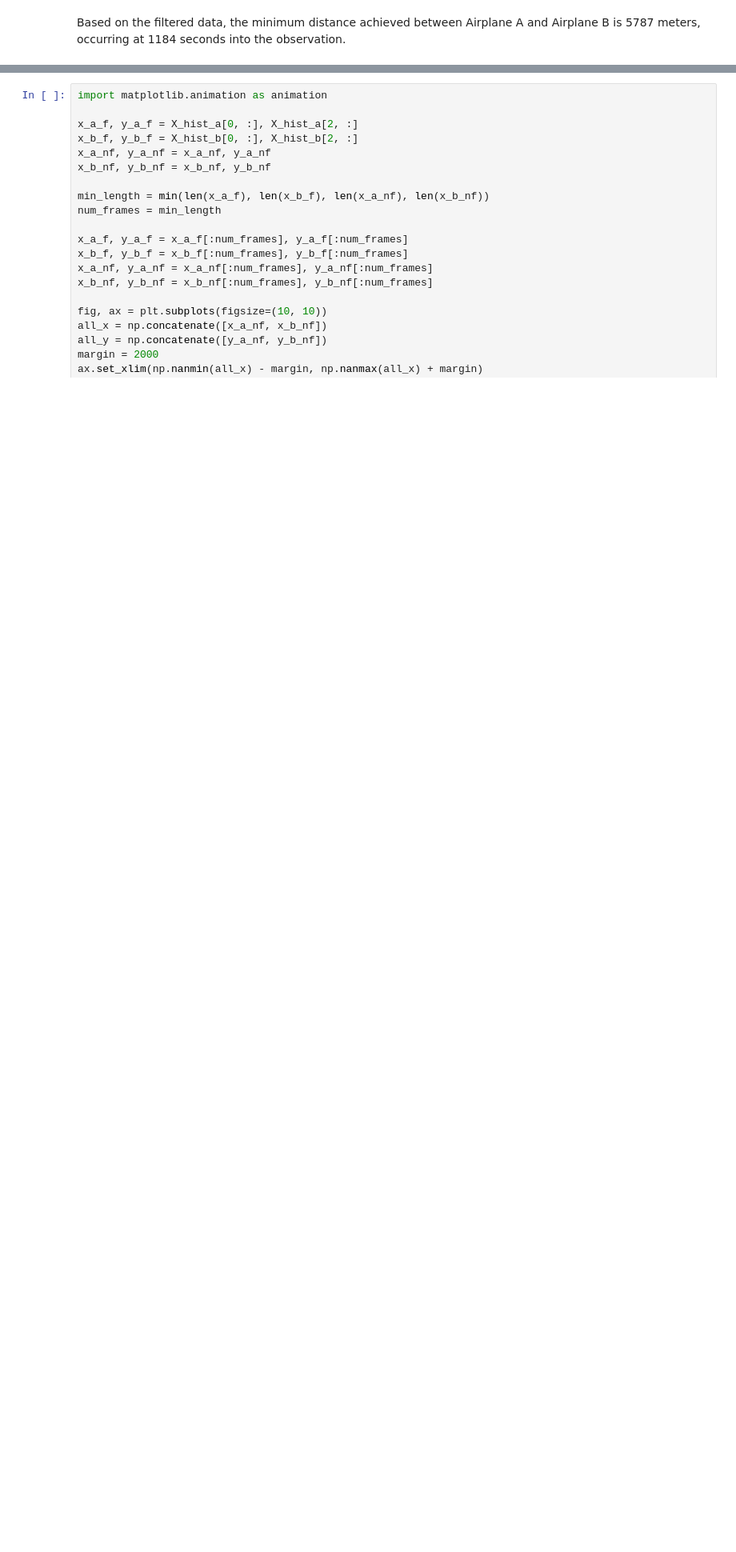
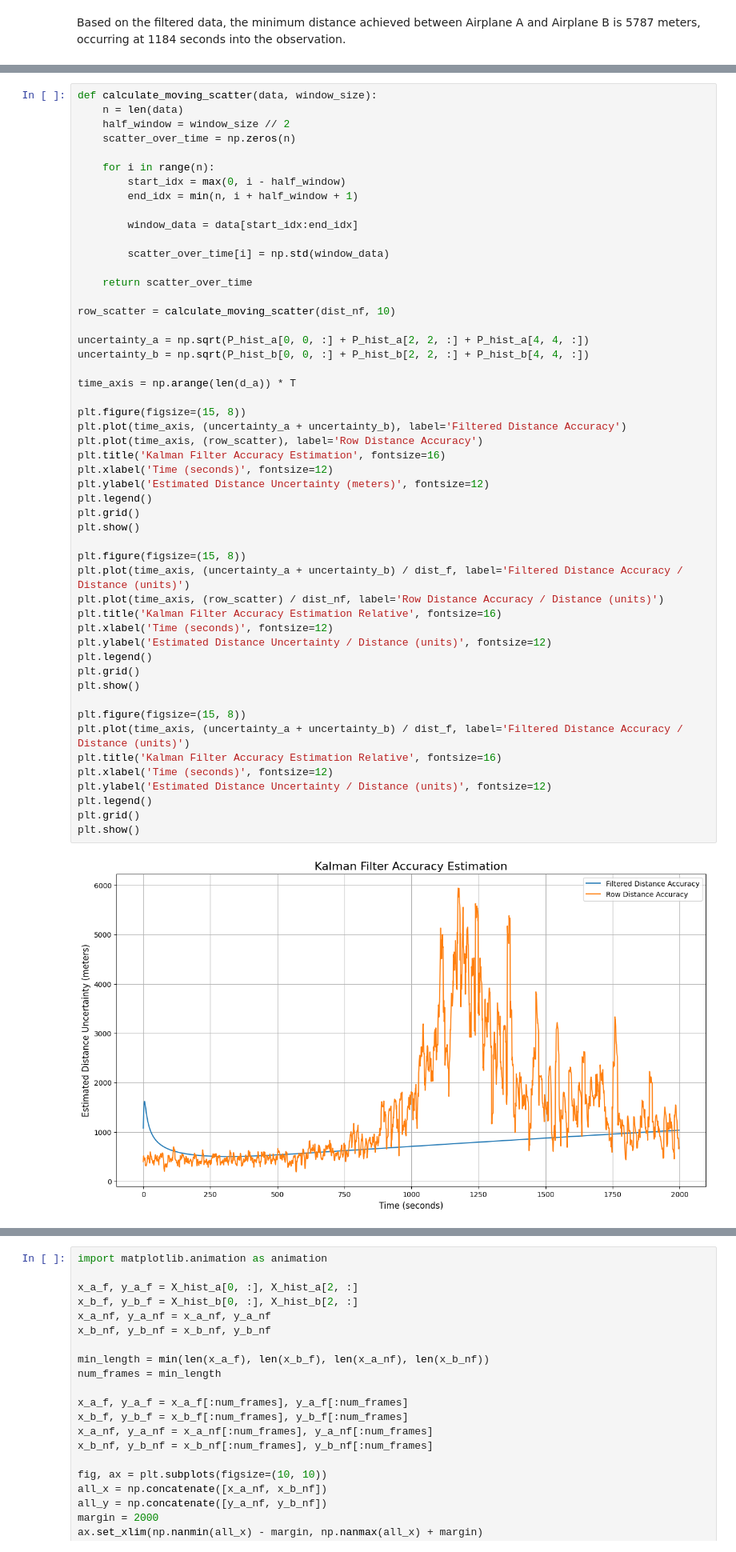
Before and after one commit to denisboborukhin/experimental_data_processing, a Jupyter notebook: kalman_filter_extended_catching/kalman_filter_extended_catching.ipynb, the cells around one changed output, grey strips where cells are left out. Shown at 80% size. Saved outputs shown, nothing was run; the diff lists cells and outputs as text; blank space fills up the shorter version.

```diff
--- a/kalman_filter_extended_catching/kalman_filter_extended_catching.ipynb
+++ b/kalman_filter_extended_catching/kalman_filter_extended_catching.ipynb
@@ -326,0 +266,53 @@ plt.show()
+# %%
+def calculate_moving_scatter(data, window_size):
+    n = len(data)
+    half_window = window_size // 2
+    scatter_over_time = np.zeros(n)
+
+    for i in range(n):
+        start_idx = max(0, i - half_window)
+        end_idx = min(n, i + half_window + 1)
+
+        window_data = data[start_idx:end_idx]
+
+        scatter_over_time[i] = np.std(window_data)
+
+    return scatter_over_time
+
+row_scatter = calculate_moving_scatter(dist_nf, 10)
+
+uncertainty_a = np.sqrt(P_hist_a[0, 0, :] + P_hist_a[2, 2, :] + P_hist_a[4, 4, :])
+uncertainty_b = np.sqrt(P_hist_b[0, 0, :] + P_hist_b[2, 2, :] + P_hist_b[4, 4, :])
+
+time_axis = np.arange(len(d_a)) * T
+
+plt.figure(figsize=(15, 8))
+plt.plot(time_axis, (uncertainty_a + uncertainty_b), label='Filtered Distance Accuracy')
+plt.plot(time_axis, (row_scatter), label='Row Distance Accuracy')
+plt.title('Kalman Filter Accuracy Estimation', fontsize=16)
+plt.xlabel('Time (seconds)', fontsize=12)
+plt.ylabel('Estimated Distance Uncertainty (meters)', fontsize=12)
+plt.legend()
+plt.grid()
+plt.show()
+
+plt.figure(figsize=(15, 8))
+plt.plot(time_axis, (uncertainty_a + uncertainty_b) / dist_f, label='Filtered Distance Accuracy / Distance (units)')
+plt.plot(time_axis, (row_scatter) / dist_nf, label='Row Distance Accuracy / Distance (units)')
+plt.title('Kalman Filter Accuracy Estimation Relative', fontsize=16)
+plt.xlabel('Time (seconds)', fontsize=12)
+plt.ylabel('Estimated Distance Uncertainty / Distance (units)', fontsize=12)
+plt.legend()
+plt.grid()
+plt.show()
+
+plt.figure(figsize=(15, 8))
+plt.plot(time_axis, (uncertainty_a + uncertainty_b) / dist_f, label='Filtered Distance Accuracy / Distance (units)')
+plt.title('Kalman Filter Accuracy Estimation Relative', fontsize=16)
+plt.xlabel('Time (seconds)', fontsize=12)
+plt.ylabel('Estimated Distance Uncertainty / Distance (units)', fontsize=12)
+plt.legend()
+plt.grid()
+plt.show()
+# %% [output]
+[figure, added]
```
Also changed, not shown: parts of 2 cells of this notebook.
